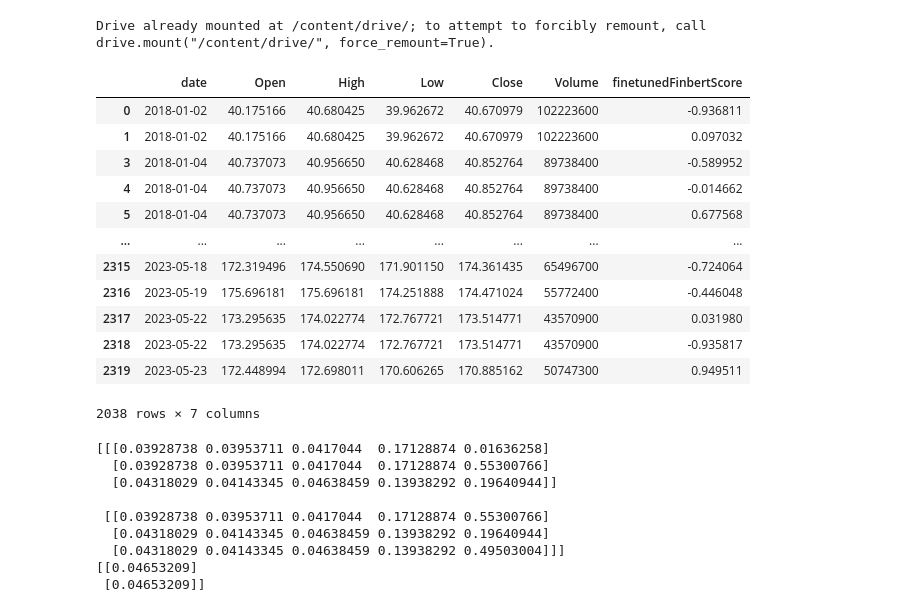
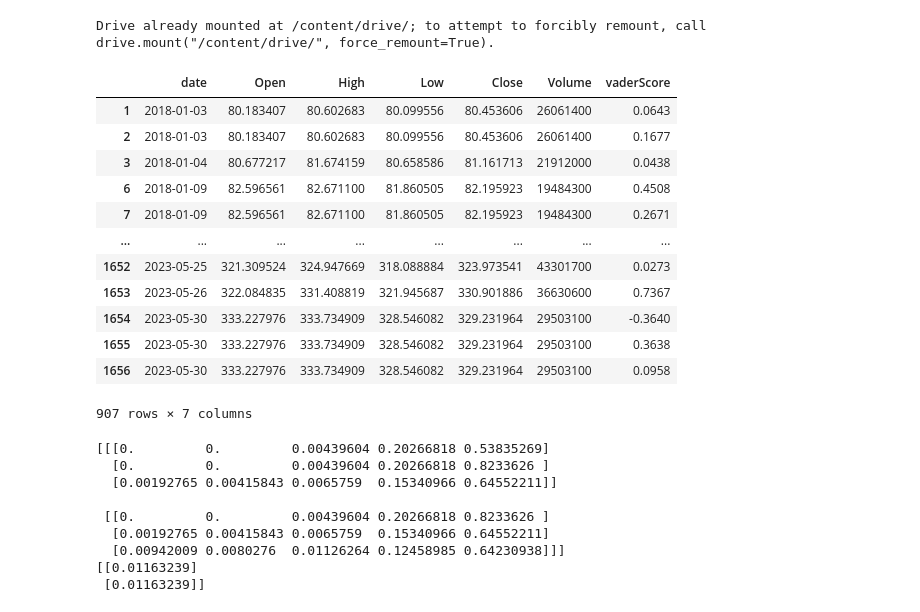
Before and after one commit to fedor44/paper13_lstm_2, a Jupyter notebook: Untitled75.ipynb, the cells around one changed output. Drawn from its saved outputs; the diff is of its cells as text; code cells hidden in the pictures.

```diff
--- a/Untitled75.ipynb
+++ b/Untitled75.ipynb
@@ -22,46 +22,49 @@ df_aapl = pd.read_csv('/content/drive/MyDrive/paper/stock/df_aapl.csv')
 df_msft = pd.read_csv('/content/drive/MyDrive/paper/stock/df_msft.csv')
 df_avgo = pd.read_csv('/content/drive/MyDrive/paper/stock/df_avgo.csv')
 
-# separate dates for future plotting
-#df_aapl_date = pd.to_datetime(df_aapl['date'])
-#df_msft_date = pd.to_datetime(df_msft['date'])
-#df_avgo_date = pd.to_datetime(df_avgo['date'])
-
 # 필요한 데이터만 남기고 정리
-#df_aapl_1 = df_aapl[['date', 'Open', 'High', 'Low', 'Close', 'Volume', 'vaderSentiment']]
-#df_aapl_2 = df_aapl[['Open', 'High', 'Low', 'Close', 'Volume', 'finbertSentiment']]
-#df_aapl_3 = df_aapl[['Open', 'High', 'Low', 'Close', 'Volume', 'finetunedFinbertSentiment']]
-
 df_aapl_1 = df_aapl[['date', 'Open', 'High', 'Low', 'Close', 'Volume', 'vaderScore']]
 df_aapl_2 = df_aapl[['date', 'Open', 'High', 'Low', 'Close', 'Volume', 'finbertScore']]
 df_aapl_3 = df_aapl[['date', 'Open', 'High', 'Low', 'Close', 'Volume', 'finetunedFinbertScore']]
 
-# 결측치 중립으로 처리
-#df_aapl_1['vaderSentiment'] = df_aapl_1['vaderSentiment'].fillna(2.0)
-#df_aapl_2['finbertSentiment'] = df_aapl_2['finbertSentiment'].fillna(2.0)
-#df_aapl_3['finetunedFinbertSentiment'] = df_aapl_3['finetunedFinbertSentiment'].fillna(2.0)
+df_msft_1 = df_msft[['date', 'Open', 'High', 'Low', 'Close', 'Volume', 'vaderScore']]
+df_msft_2 = df_msft[['date', 'Open', 'High', 'Low', 'Close', 'Volume', 'finbertScore']]
+df_msft_3 = df_msft[['date', 'Open', 'High', 'Low', 'Close', 'Volume', 'finetunedFinbertScore']]
 
+df_avgo_1 = df_avgo[['date', 'Open', 'High', 'Low', 'Close', 'Volume', 'vaderScore']]
+df_avgo_2 = df_avgo[['date', 'Open', 'High', 'Low', 'Close', 'Volume', 'finbertScore']]
+df_avgo_3 = df_avgo[['date', 'Open', 'High', 'Low', 'Close', 'Volume', 'finetunedFinbertScore']]
+
+# 결측치 드롭
 df_aapl_1 = df_aapl_1.dropna()
 df_aapl_2 = df_aapl_2.dropna()
 df_aapl_3 = df_aapl_3.dropna()
+
+df_msft_1 = df_msft_1.dropna()
+df_msft_2 = df_msft_2.dropna()
+df_msft_3 = df_msft_3.dropna()
+
+df_avgo_1 = df_avgo_1.dropna()
+df_avgo_2 = df_avgo_2.dropna()
+df_avgo_3 = df_avgo_3.dropna()
 # %% [output]
 Drive already mounted at /content/drive/; to attempt to forcibly remount, call drive.mount("/content/drive/", force_remount=True).
-# %%
-df_aapl_3
-# %% [output]
-|  | date | Open | High | Low | Close | Volume | finetunedFinbertScore |
-| 0 | 2018-01-02 | 40.175166 | 40.680425 | 39.962672 | 40.670979 | 102223600 | -0.936811 |
-| 1 | 2018-01-02 | 40.175166 | 40.680425 | 39.962672 | 40.670979 | 102223600 | 0.097032 |
-| 3 | 2018-01-04 | 40.737073 | 40.956650 | 40.628468 | 40.852764 | 89738400 | -0.589952 |
-| 4 | 2018-01-04 | 40.737073 | 40.956650 | 40.628468 | 40.852764 | 89738400 | -0.014662 |
-| 5 | 2018-01-04 | 40.737073 | 40.956650 | 40.628468 | 40.852764 | 89738400 | 0.677568 |
-| ... | ... | ... | ... | ... | ... | ... | ... |
-| 2315 | 2023-05-18 | 172.319496 | 174.550690 | 171.901150 | 174.361435 | 65496700 | -0.724064 |
-| 2316 | 2023-05-19 | 175.696181 | 175.696181 | 174.251888 | 174.471024 | 55772400 | -0.446048 |
-| 2317 | 2023-05-22 | 173.295635 | 174.022774 | 172.767721 | 173.514771 | 43570900 | 0.031980 |
-| 2318 | 2023-05-22 | 173.295635 | 174.022774 | 172.767721 | 173.514771 | 43570900 | -0.935817 |
-| 2319 | 2023-05-23 | 172.448994 | 172.698011 | 170.606265 | 170.885162 | 50747300 | 0.949511 |
-2038 rows × 7 columns
+# %%
+df_msft_1
+# %% [output]
+|  | date | Open | High | Low | Close | Volume | vaderScore |
+| 1 | 2018-01-03 | 80.183407 | 80.602683 | 80.099556 | 80.453606 | 26061400 | 0.0643 |
+| 2 | 2018-01-03 | 80.183407 | 80.602683 | 80.099556 | 80.453606 | 26061400 | 0.1677 |
+| 3 | 2018-01-04 | 80.677217 | 81.674159 | 80.658586 | 81.161713 | 21912000 | 0.0438 |
+| 6 | 2018-01-09 | 82.596561 | 82.671100 | 81.860505 | 82.195923 | 19484300 | 0.4508 |
+| 7 | 2018-01-09 | 82.596561 | 82.671100 | 81.860505 | 82.195923 | 19484300 | 0.2671 |
+| ... | ... | ... | ... | ... | ... | ... | ... |
+| 1652 | 2023-05-25 | 321.309524 | 324.947669 | 318.088884 | 323.973541 | 43301700 | 0.0273 |
+| 1653 | 2023-05-26 | 322.084835 | 331.408819 | 321.945687 | 330.901886 | 36630600 | 0.7367 |
+| 1654 | 2023-05-30 | 333.227976 | 333.734909 | 328.546082 | 329.231964 | 29503100 | -0.3640 |
+| 1655 | 2023-05-30 | 333.227976 | 333.734909 | 328.546082 | 329.231964 | 29503100 | 0.3638 |
+| 1656 | 2023-05-30 | 333.227976 | 333.734909 | 328.546082 | 329.231964 | 29503100 | 0.0958 |
+907 rows × 7 columns
 # %%
 # https://github.com/ZainUlMustafa/Stock-Prediction-using-News-Info-Sentiment/blob/master/sentiment_analysis.ipynb
 # Creating a function to preprocess the dataset
@@ -76,7 +79,7 @@ def createDataset(dataset, target, lookBack=1):
 #enddef
 # %%
 # 로드한 데이터셋
-df = df_aapl_3
+df = df_msft_2
 
 # Preproccessing the dataset for LSTM
 features = df.drop(['date', 'Close'], axis=1).values
@@ -101,15 +104,15 @@ trainY, testY = y[0:trainSize], y[trainSize:len(y)]
 trainX = np.reshape(trainX, (trainX.shape[0], lookBack, trainX.shape[2]))
 testX = np.reshape(testX, (testX.shape[0], lookBack, testX.shape[2]))
 # %% [output]
-[[[0.03928738 0.03953711 0.0417044  0.17128874 0.01636258]
-  [0.03928738 0.03953711 0.0417044  0.17128874 0.55300766]
-  [0.04318029 0.04143345 0.04638459 0.13938292 0.19640944]]
+[[[0.         0.         0.00439604 0.20266818 0.53835269]
+  [0.         0.         0.00439604 0.20266818 0.8233626 ]
+  [0.00192765 0.00415843 0.0065759  0.15340966 0.64552211]]
 
- [[0.03928738 0.03953711 0.0417044  0.17128874 0.55300766]
-  [0.04318029 0.04143345 0.04638459 0.13938292 0.19640944]
-  [0.04318029 0.04143345 0.04638459 0.13938292 0.49503004]]]
-[[0.04653209]
- [0.04653209]]
+ [[0.         0.         0.00439604 0.20266818 0.8233626 ]
+  [0.00192765 0.00415843 0.0065759  0.15340966 0.64552211]
+  [0.00942009 0.0080276  0.01126264 0.12458985 0.64230938]]]
+[[0.01163239]
+ [0.01163239]]
 # %%
 # Building the LSTM model
 
```
Also changed, not shown: parts of 5 cells of this notebook.
